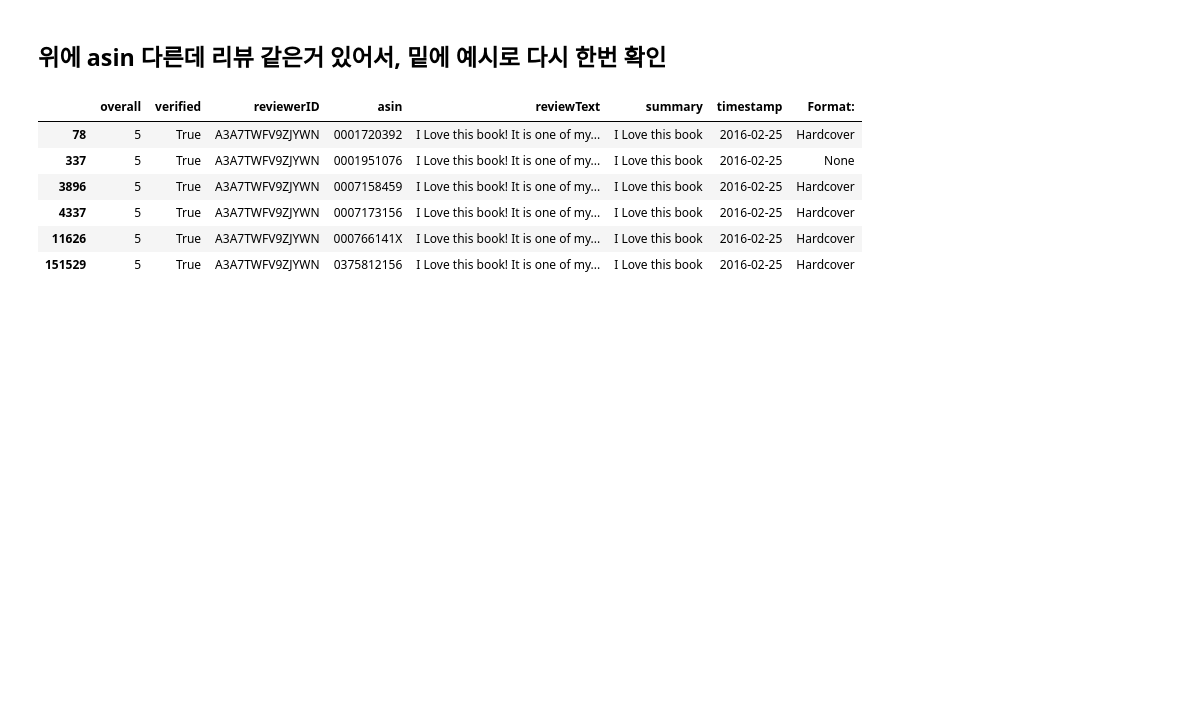
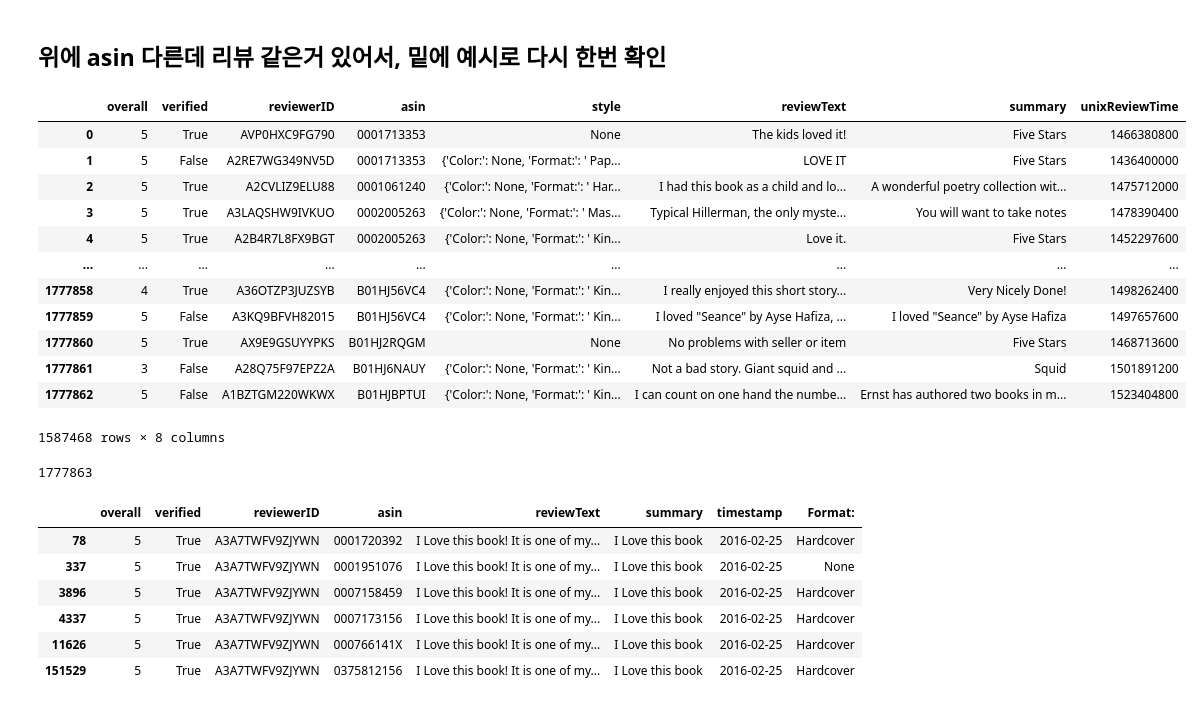
Before and after one commit to boostcampaitech3/final-project-level3-recsys-09, a Jupyter notebook: eda_2015_20.ipynb, the cells around one changed output. Saved outputs shown, nothing was run; the diff lists cells and outputs as text; code cells hidden in the pictures; blank space fills up the shorter version.

```diff
--- a/eda_2015_20.ipynb
+++ b/eda_2015_20.ipynb
@@ -361,6 +361,26 @@ df.drop([ 'style', 'year', 'month', 'date', 'year_month', 'Color:', 'Package Qua
 df = df.drop_duplicates()
 # %% [markdown]
 ## 위에 asin 다른데 리뷰 같은거 있어서, 밑에 예시로 다시 한번 확인
+# %%
+df.drop_duplicates(['overall','verified','reviewerID','reviewText','summary','unixReviewTime'])
+# %% [output]
+|  | overall | verified | reviewerID | asin | style | reviewText | summary | unixReviewTime |
+| 0 | 5 | True | AVP0HXC9FG790 | 0001713353 | None | The kids loved it! | Five Stars | 1466380800 |
+| 1 | 5 | False | A2RE7WG349NV5D | 0001713353 | {'Color:': None, 'Format:': ' Pap... | LOVE IT | Five Stars | 1436400000 |
+| 2 | 5 | True | A2CVLIZ9ELU88 | 0001061240 | {'Color:': None, 'Format:': ' Har... | I had this book as a child and lo... | A wonderful poetry collection wit... | 1475712000 |
+| 3 | 5 | True | A3LAQSHW9IVKUO | 0002005263 | {'Color:': None, 'Format:': ' Mas... | Typical Hillerman, the only myste... | You will want to take notes | 1478390400 |
+| 4 | 5 | True | A2B4R7L8FX9BGT | 0002005263 | {'Color:': None, 'Format:': ' Kin... | Love it. | Five Stars | 1452297600 |
+| ... | ... | ... | ... | ... | ... | ... | ... | ... |
+| 1777858 | 4 | True | A36OTZP3JUZSYB | B01HJ56VC4 | {'Color:': None, 'Format:': ' Kin... | I really enjoyed this short story... | Very Nicely Done! | 1498262400 |
+| 1777859 | 5 | False | A3KQ9BFVH82015 | B01HJ56VC4 | {'Color:': None, 'Format:': ' Kin... | I loved "Seance" by Ayse Hafiza, ... | I loved "Seance" by Ayse Hafiza | 1497657600 |
+| 1777860 | 5 | True | AX9E9GSUYYPKS | B01HJ2RQGM | None | No problems with seller or item | Five Stars | 1468713600 |
+| 1777861 | 3 | False | A28Q75F97EPZ2A | B01HJ6NAUY | {'Color:': None, 'Format:': ' Kin... | Not a bad story. Giant squid and ... | Squid | 1501891200 |
+| 1777862 | 5 | False | A1BZTGM220WKWX | B01HJBPTUI | {'Color:': None, 'Format:': ' Kin... | I can count on one hand the numbe... | Ernst has authored two books in m... | 1523404800 |
+1587468 rows × 8 columns
+# %%
+len(df)
+# %% [output]
+1777863
 # %%
 df[(~pd.isnull(df.reviewText))&(df.reviewText.str.contains('I Love this book! It is one of my favorites'))]
 # %% [output]
```
Also changed, not shown: parts of 8 cells of this notebook.
